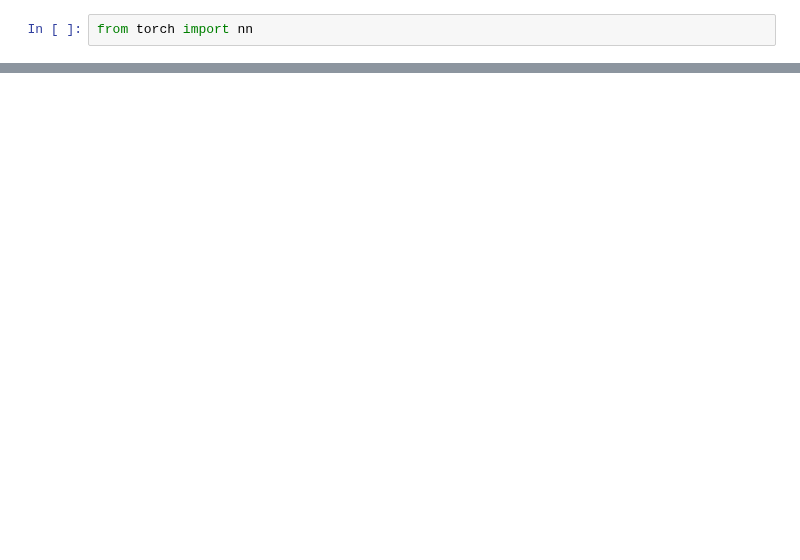
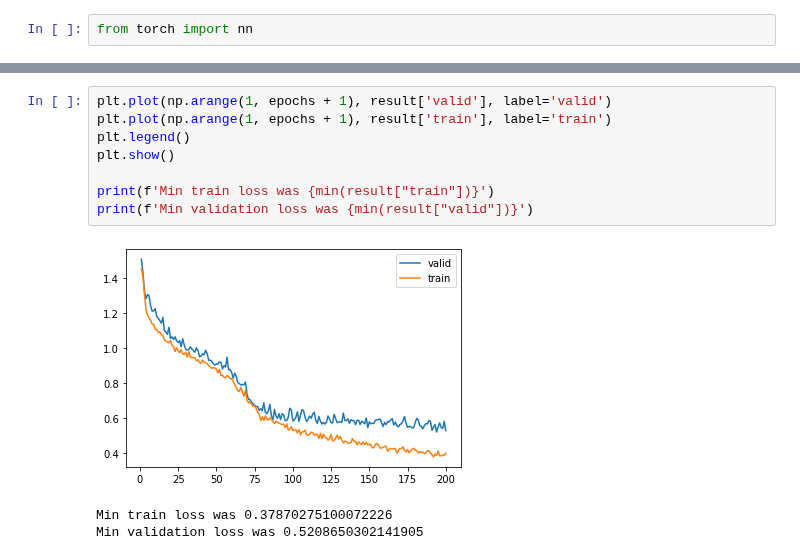
Before and after one commit to mandjevant/tue-deeplearning, a Jupyter notebook: assignments/assignment_2_3/a3_skeleton_peter-pim-peter.ipynb, the cells around one changed output, grey strips where cells are left out. Cells and saved outputs as stored; diff of their text form; blank space fills up the shorter version.

```diff
--- a/assignments/assignment_2_3/a3_skeleton_peter-pim-peter.ipynb
+++ b/assignments/assignment_2_3/a3_skeleton_peter-pim-peter.ipynb
@@ -610 +562,13 @@ Begin epoch 12/30
+# %%
+plt.plot(np.arange(1, epochs + 1), result['valid'], label='valid')
+plt.plot(np.arange(1, epochs + 1), result['train'], label='train')
+plt.legend()
+plt.show()
+
+print(f'Min train loss was {min(result["train"])}')
+print(f'Min validation loss was {min(result["valid"])}')
+# %% [output]
+[figure, added]
+Min train loss was 0.37870275100072226
+Min validation loss was 0.5208650302141905
 # %%
```
Also changed, not shown: parts of 12 cells of this notebook.
